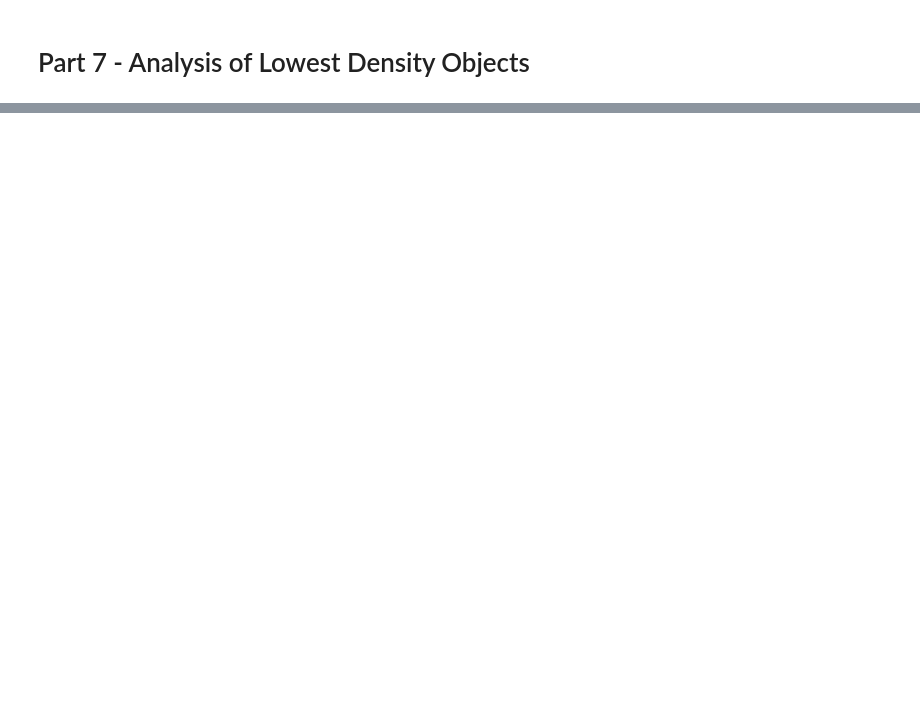
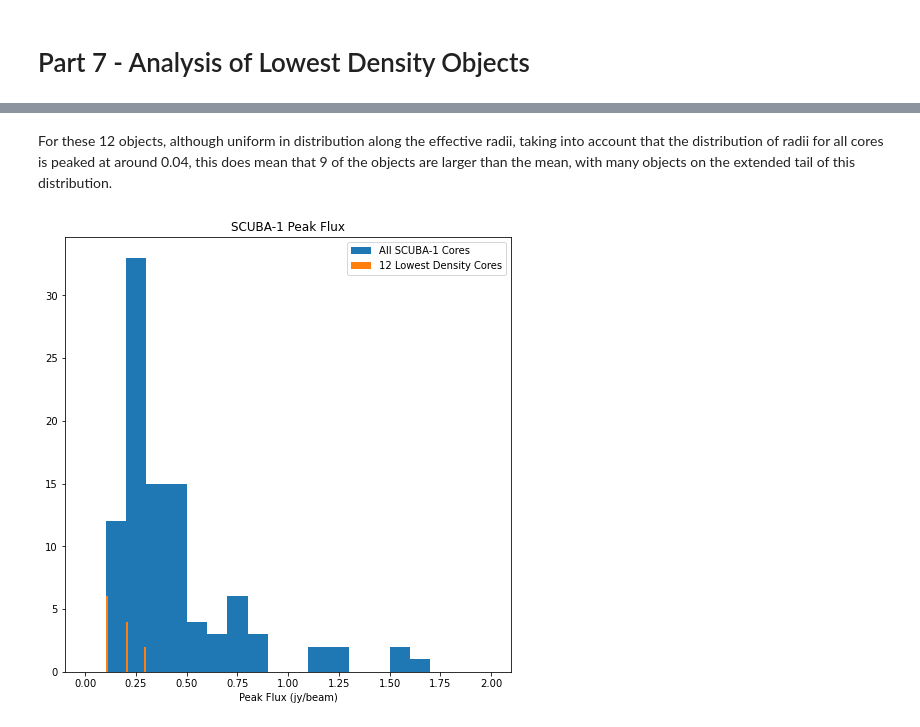
Before and after one commit to samdf96/SyntheticObs, a Jupyter notebook: SCUBA_vs_SCUBA2.ipynb, the cells around one changed output, grey strips where cells are left out. Drawn from its saved outputs; the diff is of its cells as text; code cells hidden in the pictures; blank space fills up the shorter version.

```diff
--- a/SCUBA_vs_SCUBA2.ipynb
+++ b/SCUBA_vs_SCUBA2.ipynb
@@ -590,0 +615,12 @@ plt.show()
+# %% [markdown]
+For these 12 objects, although uniform in distribution along the effective radii, taking into account that the distribution of radii for all cores is peaked at around 0.04, this does mean that 9 of the objects are larger than the mean, with many objects on the extended tail of this distribution.
+# %%
+plt.figure(figsize=(8,8))
+plt.hist(df_nwt_trimmed['P850'], range=(0,2), bins=20, label='All SCUBA-1 Cores')
+plt.hist(df_nwt_trimmed[df_nwt_trimmed['Number_density'] < 10**4.5]['P850'], bins=bins, label='12 Lowest Density Cores')
+plt.title('SCUBA-1 Peak Flux')
+plt.legend()
+plt.xlabel('Peak Flux (jy/beam)')
+plt.show()
+# %% [output]
+[figure, added]
```
Also changed, not shown: parts of 18 cells of this notebook.
